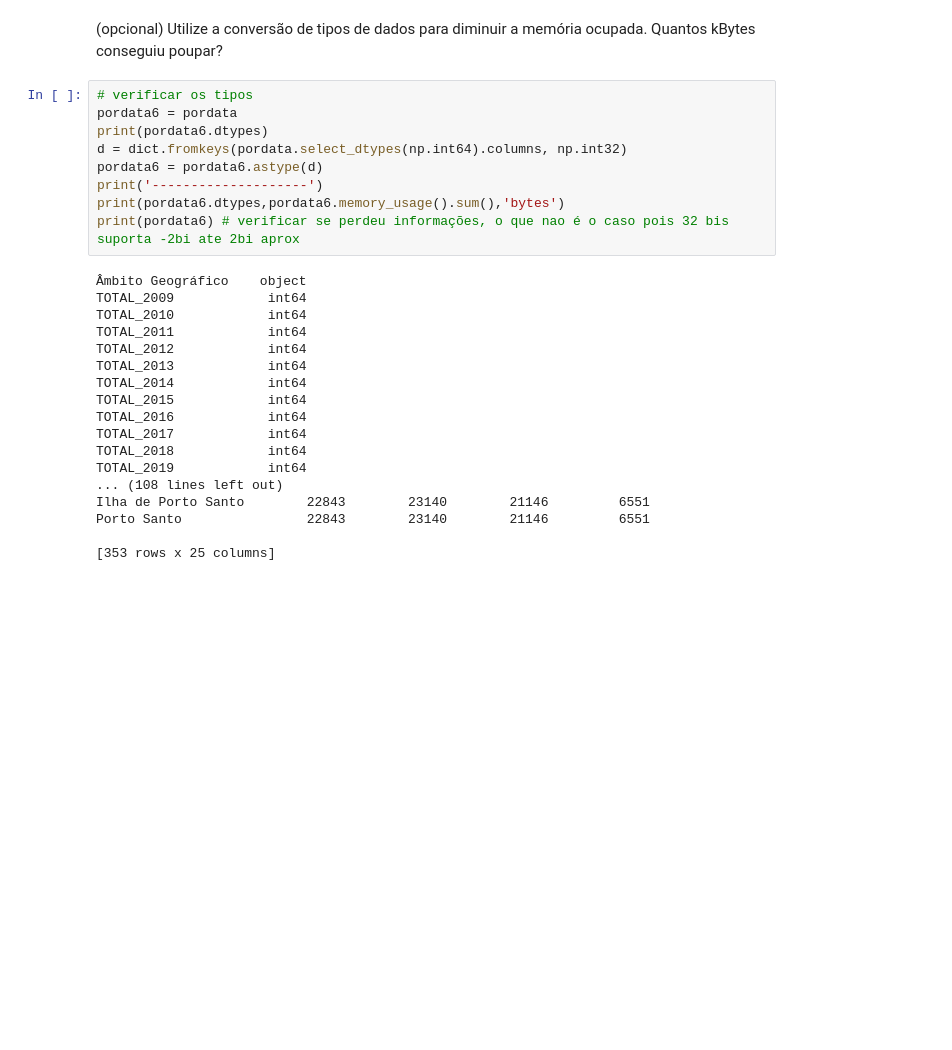
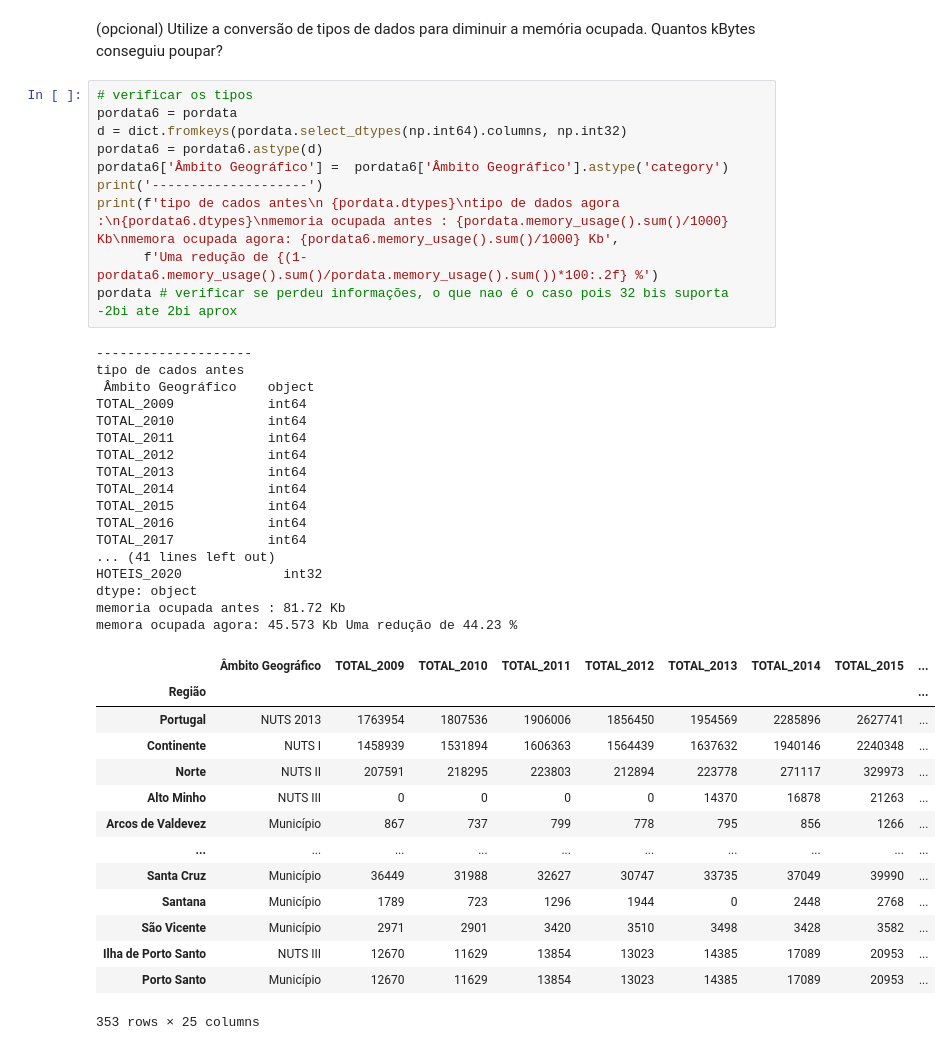
Before and after one commit to Mohaamedl/Poo-Python, a Jupyter notebook: Guiao6/portadata1.ipynb, the cells around one changed output. Saved outputs shown, nothing was run; the diff lists cells and outputs as text; blank space fills up the shorter version.

```diff
--- a/Guiao6/portadata1.ipynb
+++ b/Guiao6/portadata1.ipynb
@@ -159,27 +149,42 @@ kBytes conseguiu poupar?
 # %%
 # verificar os tipos
 pordata6 = pordata
-print(pordata6.dtypes)
 d = dict.fromkeys(pordata.select_dtypes(np.int64).columns, np.int32)
 pordata6 = pordata6.astype(d)
+pordata6['Âmbito Geográfico'] =  pordata6['Âmbito Geográfico'].astype('category')
 print('--------------------')
-print(pordata6.dtypes,pordata6.memory_usage().sum(),'bytes')
-print(pordata6) # verificar se perdeu informações, o que nao é o caso pois 32 bis suporta -2bi ate 2bi aprox
+print(f'tipo de cados antes\n {pordata.dtypes}\ntipo de dados agora :\n{pordata6.dtypes}\nmemoria ocupada antes : {pordata.memory_usage().sum()/1000} Kb\nmemora ocupada agora: {pordata6.memory_usage().sum()/1000} Kb',
+      f'Uma redução de {(1-pordata6.memory_usage().sum()/pordata.memory_usage().sum())*100:.2f} %')
+pordata # verificar se perdeu informações, o que nao é o caso pois 32 bis suporta -2bi ate 2bi aprox
 # %% [output]
-Âmbito Geográfico    object
+--------------------
+tipo de cados antes
+ Âmbito Geográfico    object
 TOTAL_2009            int64
 TOTAL_2010            int64
 TOTAL_2011            int64
 TOTAL_2012            int64
 TOTAL_2013            int64
 TOTAL_2014            int64
 TOTAL_2015            int64
 TOTAL_2016            int64
 TOTAL_2017            int64
-TOTAL_2018            int64
-TOTAL_2019            int64
-... (108 lines left out)
-Ilha de Porto Santo        22843        23140        21146         6551
-Porto Santo                22843        23140        21146         6551
-
-[353 rows x 25 columns]
+... (41 lines left out)
+HOTEIS_2020             int32
+dtype: object
+memoria ocupada antes : 81.72 Kb
+memora ocupada agora: 45.573 Kb Uma redução de 44.23 %
+|  | Âmbito Geográfico | TOTAL_2009 | TOTAL_2010 | TOTAL_2011 | TOTAL_2012 | TOTAL_2013 | TOTAL_2014 | TOTAL_2015 | ... |
+| Região |  |  |  |  |  |  |  |  | ... |
+| Portugal | NUTS 2013 | 1763954 | 1807536 | 1906006 | 1856450 | 1954569 | 2285896 | 2627741 | ... |
+| Continente | NUTS I | 1458939 | 1531894 | 1606363 | 1564439 | 1637632 | 1940146 | 2240348 | ... |
+| Norte | NUTS II | 207591 | 218295 | 223803 | 212894 | 223778 | 271117 | 329973 | ... |
+| Alto Minho | NUTS III | 0 | 0 | 0 | 0 | 14370 | 16878 | 21263 | ... |
+| Arcos de Valdevez | Município | 867 | 737 | 799 | 778 | 795 | 856 | 1266 | ... |
+| ... | ... | ... | ... | ... | ... | ... | ... | ... | ... |
+| Santa Cruz | Município | 36449 | 31988 | 32627 | 30747 | 33735 | 37049 | 39990 | ... |
+| Santana | Município | 1789 | 723 | 1296 | 1944 | 0 | 2448 | 2768 | ... |
+| São Vicente | Município | 2971 | 2901 | 3420 | 3510 | 3498 | 3428 | 3582 | ... |
+| Ilha de Porto Santo | NUTS III | 12670 | 11629 | 13854 | 13023 | 14385 | 17089 | 20953 | ... |
+| Porto Santo | Município | 12670 | 11629 | 13854 | 13023 | 14385 | 17089 | 20953 | ... |
+353 rows × 25 columns
```
Also changed, not shown: parts of 4 cells of this notebook, 26 other files.
